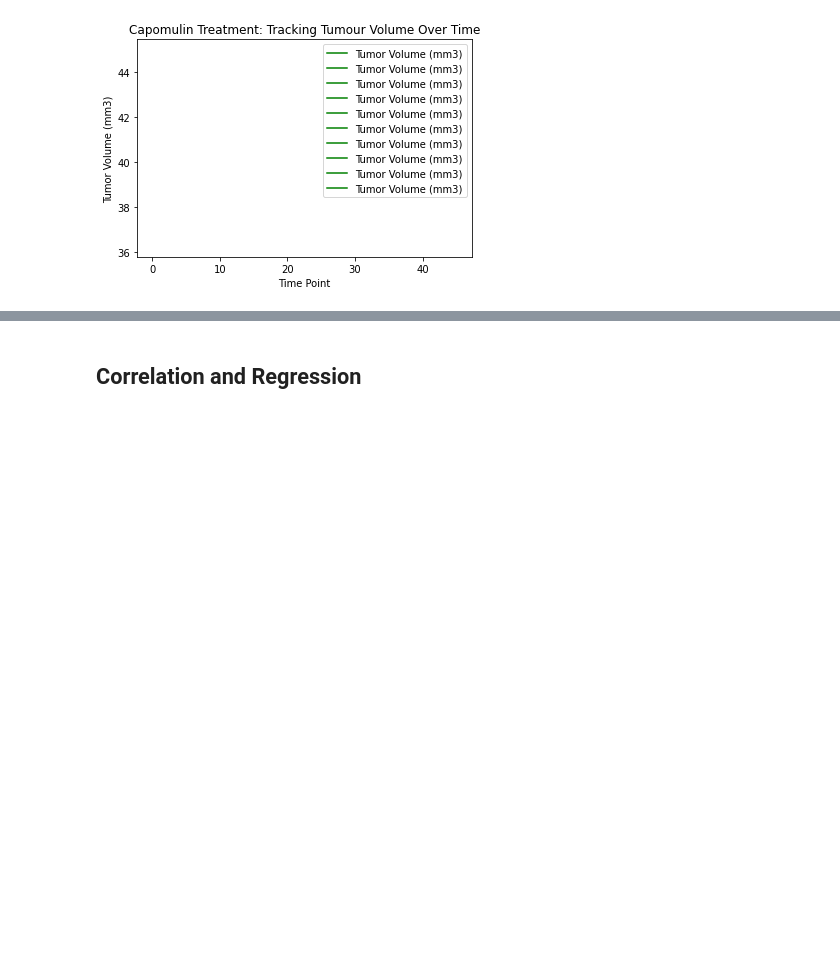
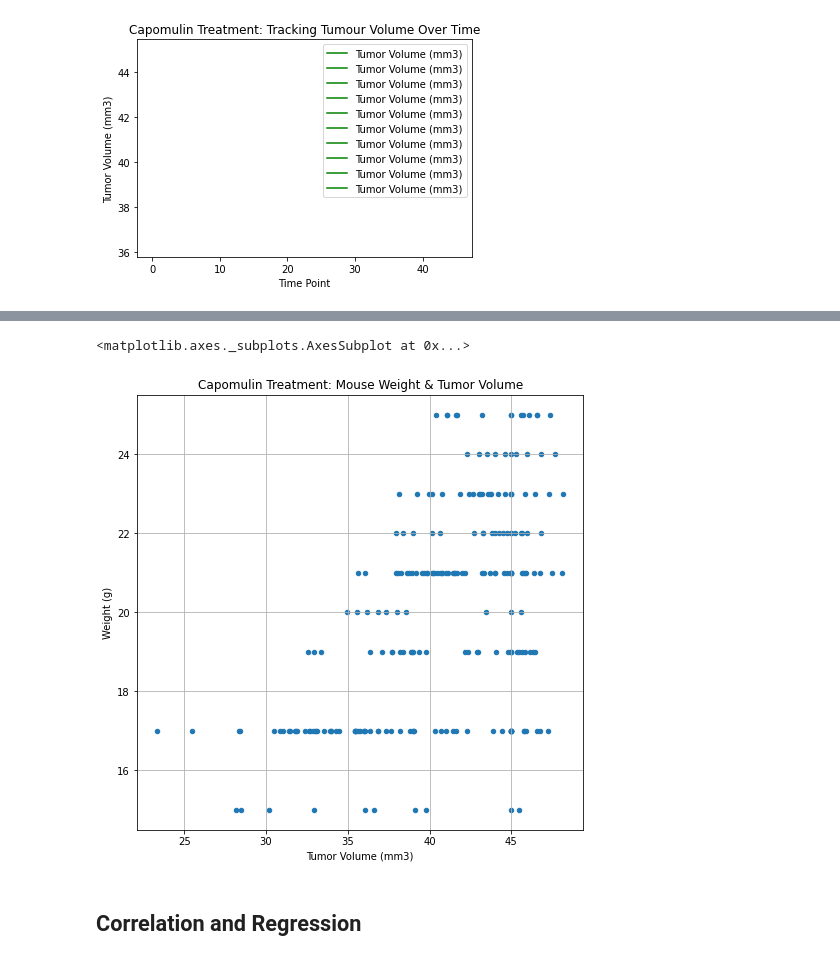
Before and after one commit to Carly-Jane/Matplotlib_Homework_Carly_Wieland, a Jupyter notebook: pymaceuticals_starter.ipynb, the cells around one changed output, grey strips where cells are left out. Cells and saved outputs as stored; diff of their text form; code cells hidden in the pictures; blank space fills up the shorter version.

```diff
--- a/pymaceuticals_starter.ipynb
+++ b/pymaceuticals_starter.ipynb
@@ -436,3 +433,10 @@ plt.ylabel("Tumor Volume (mm3)");
+# %%
+## I'M PRETTY SURE THIS ISN'T CORRECT, NEEDS REVIEWING ##
+capomulin_treatments.plot(kind="scatter", x="Tumor Volume (mm3)", y="Weight (g)",
+grid=True, figsize=(8,8), title="Capomulin Treatment: Mouse Weight & Tumor Volume")
+# %% [output]
+<matplotlib.axes._subplots.AxesSubplot at 0x...>
+[figure, added]
 # %% [markdown]
 ## Correlation and Regression
 # %%
```
Also changed, not shown: parts of 5 cells of this notebook.
